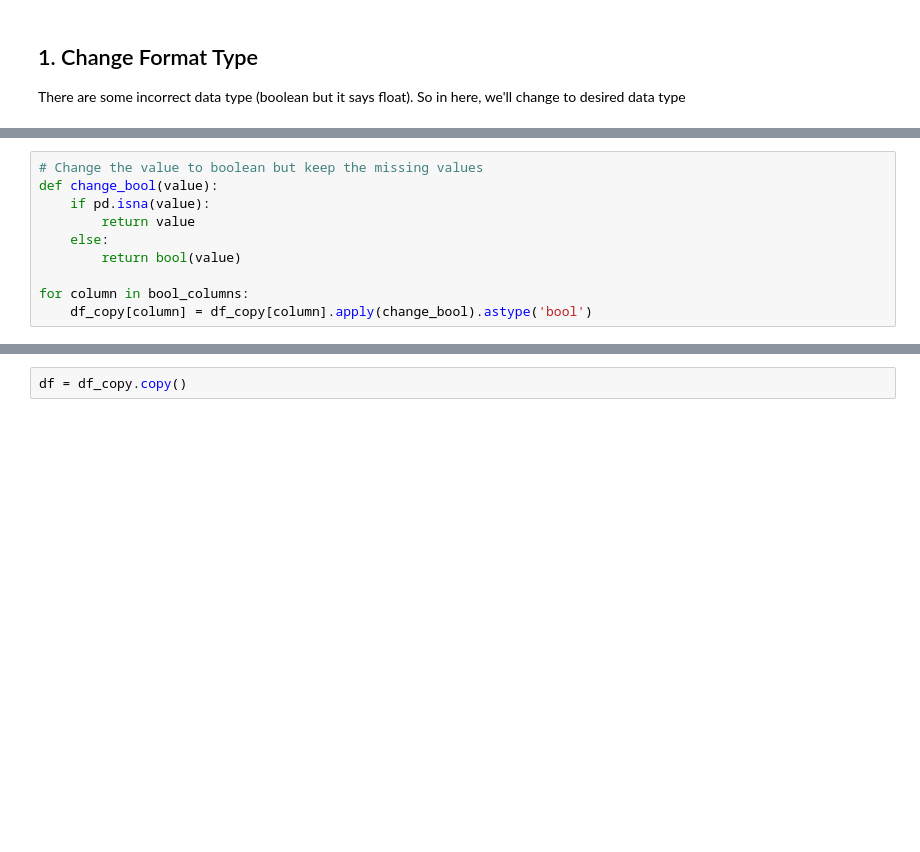
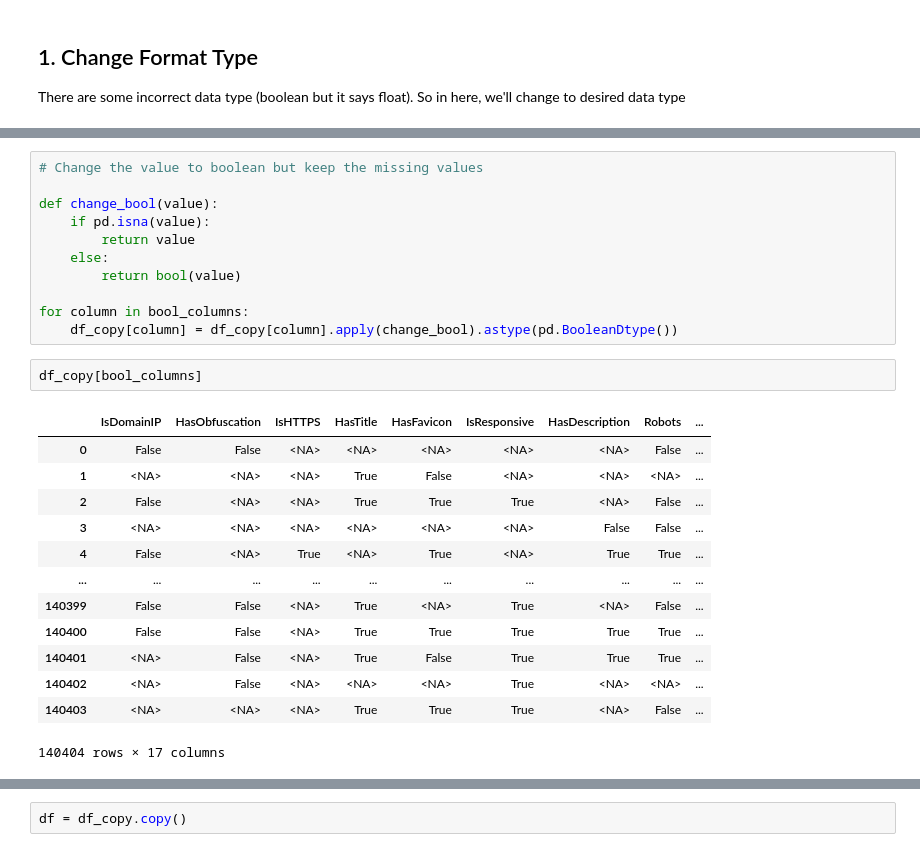
Before and after one commit to marcellinow/predict-phising, a Jupyter notebook: Tucil2_18222114_18222115.ipynb, the cells around one changed output, grey strips where cells are left out. Cells and saved outputs as stored; diff of their text form; blank space fills up the shorter version.

```diff
--- a/Tucil2_18222114_18222115.ipynb
+++ b/Tucil2_18222114_18222115.ipynb
@@ -62,5 +123,6 @@ df_copy[bool_columns].dtypes
 # %%
 # Change the value to boolean but keep the missing values
+
 def change_bool(value):
     if pd.isna(value):
         return value
@@ -68,7 +130,23 @@ def change_bool(value):
         return bool(value)
 
 for column in bool_columns:
-    df_copy[column] = df_copy[column].apply(change_bool).astype('bool')
+    df_copy[column] = df_copy[column].apply(change_bool).astype(pd.BooleanDtype())
+# %%
+df_copy[bool_columns]
+# %% [output]
+|  | IsDomainIP | HasObfuscation | IsHTTPS | HasTitle | HasFavicon | IsResponsive | HasDescription | Robots | ... |
+| 0 | False | False | <NA> | <NA> | <NA> | <NA> | <NA> | False | ... |
+| 1 | <NA> | <NA> | <NA> | True | False | <NA> | <NA> | <NA> | ... |
+| 2 | False | <NA> | <NA> | True | True | True | <NA> | False | ... |
+| 3 | <NA> | <NA> | <NA> | <NA> | <NA> | <NA> | False | False | ... |
+| 4 | False | <NA> | True | <NA> | True | <NA> | True | True | ... |
+| ... | ... | ... | ... | ... | ... | ... | ... | ... | ... |
+| 140399 | False | False | <NA> | True | <NA> | True | <NA> | False | ... |
+| 140400 | False | False | <NA> | True | True | True | True | True | ... |
+| 140401 | <NA> | False | <NA> | True | False | True | True | True | ... |
+| 140402 | <NA> | False | <NA> | <NA> | <NA> | True | <NA> | <NA> | ... |
+| 140403 | <NA> | <NA> | <NA> | True | True | True | <NA> | False | ... |
+140404 rows × 17 columns
 # %%
 # After Change
 df_copy.dtypes
```
Also changed, not shown: parts of 29 cells of this notebook.
